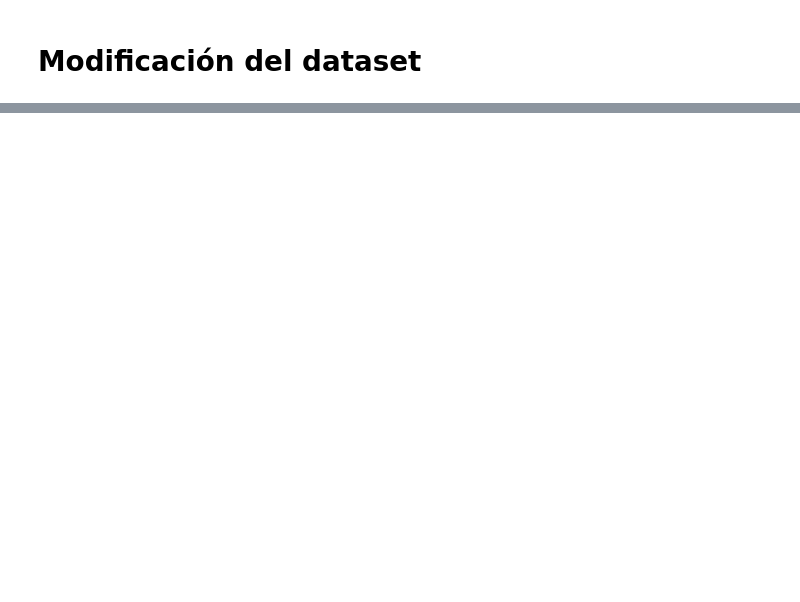
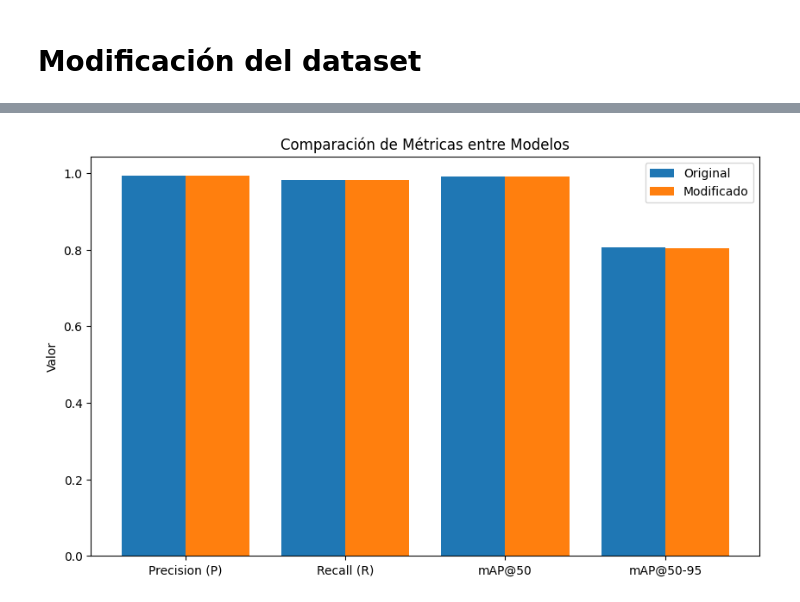
Before and after one commit to yahelrl19/ParkingLotProject, a Jupyter notebook: ParkingLotProject.ipynb, the cells around one changed output, grey strips where cells are left out. Saved outputs shown, nothing was run; the diff lists cells and outputs as text; code cells hidden in the pictures; blank space fills up the shorter version.

```diff
--- a/ParkingLotProject.ipynb
+++ b/ParkingLotProject.ipynb
@@ -508,0 +511,20 @@ Results saved to runs/val/exp3
+# %%
+import matplotlib.pyplot as plt
+
+# Datos de métricas
+metrics = ['Precision (P)', 'Recall (R)', 'mAP@50', 'mAP@50-95']
+original = [0.993, 0.983, 0.992, 0.807]  # Dataset original
+modified = [0.993, 0.983, 0.992, 0.803]  # Dataset modificado
+
+# Gráfico comparativo
+x = range(len(metrics))
+plt.figure(figsize=(10, 6))
+plt.bar(x, original, width=0.4, label='Original', align='center')
+plt.bar([p + 0.4 for p in x], modified, width=0.4, label='Modificado', align='center')
+plt.xticks([p + 0.2 for p in x], metrics)
+plt.title('Comparación de Métricas entre Modelos')
+plt.ylabel('Valor')
+plt.legend()
+plt.show()
+# %% [output]
+[figure, added]
```
Also changed, not shown: parts of 10 cells of this notebook.
